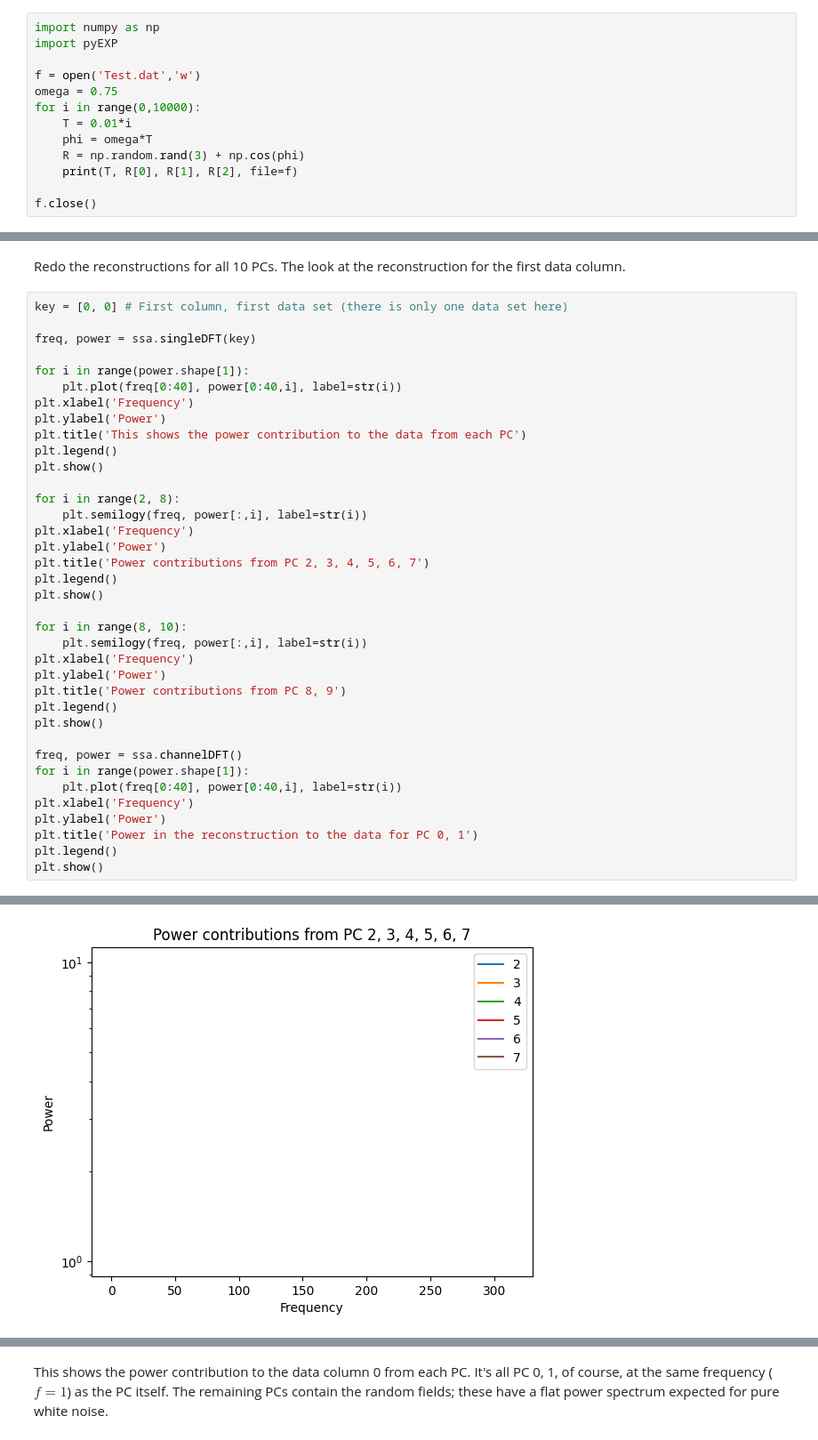
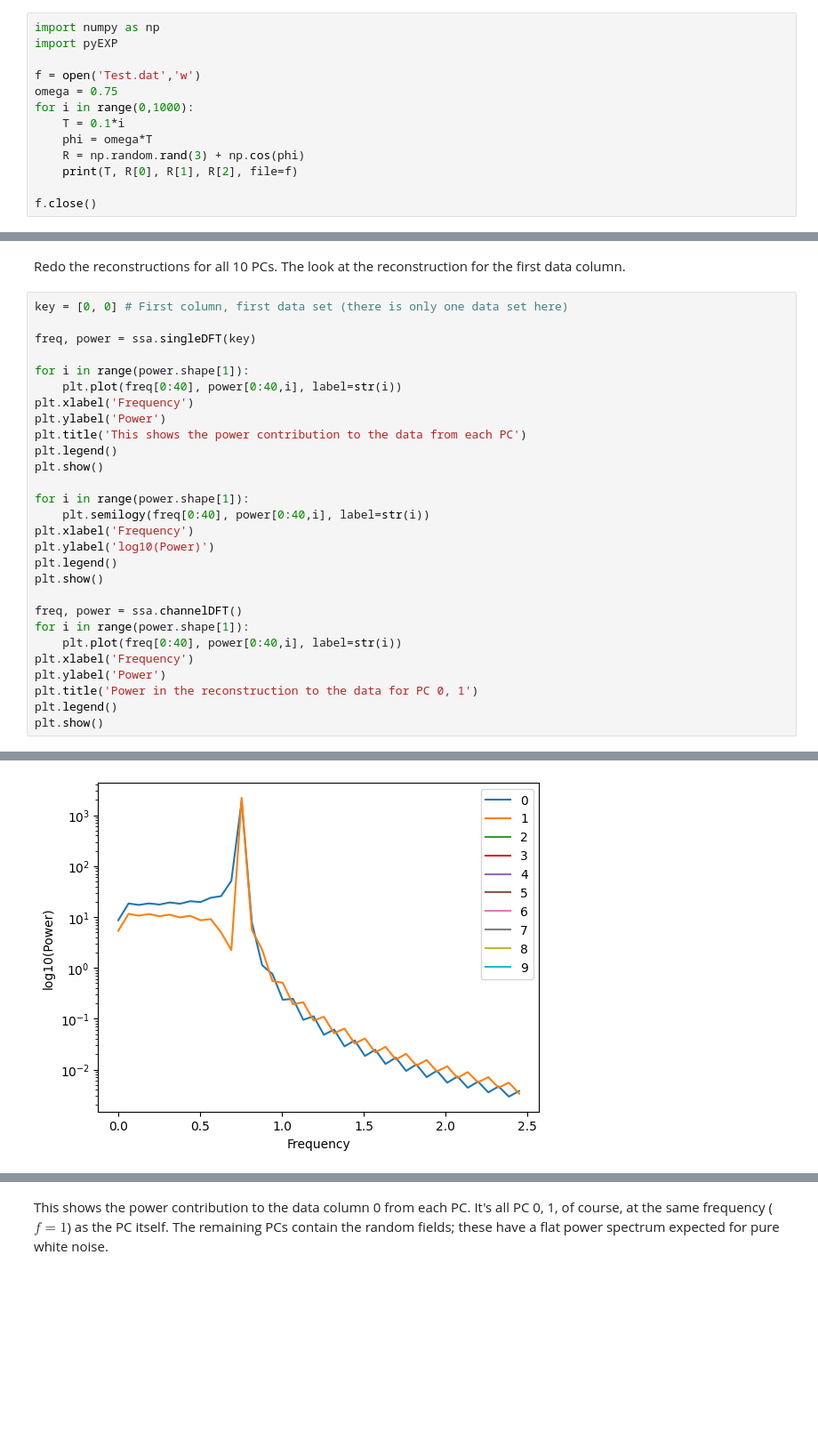
Before and after one commit to EXP-code/pyEXP-examples, a Jupyter notebook: Tutorials/mSSA/cosine multichannel.ipynb, the cells around one changed output, grey strips where cells are left out. Shown at 89% size. Cells and saved outputs as stored; diff of their text form; blank space fills up the shorter version.

```diff
--- a/Tutorials/mSSA/cosine multichannel.ipynb
+++ b/Tutorials/mSSA/cosine multichannel.ipynb
@@ -10,8 +10,8 @@ import pyEXP
 
 f = open('Test.dat','w')
 omega = 0.75
-for i in range(0,10000):
-    T = 0.01*i
+for i in range(0,1000):
+    T = 0.1*i
     phi = omega*T
     R = np.random.rand(3) + np.cos(phi)
     print(T, R[0], R[1], R[2], file=f)
@@ -179,19 +177,10 @@ plt.title('This shows the power contribution to the data from each PC')
 plt.legend()
 plt.show()
 
-for i in range(2, 8):
-    plt.semilogy(freq, power[:,i], label=str(i))
+for i in range(power.shape[1]):
+    plt.semilogy(freq[0:40], power[0:40,i], label=str(i))
 plt.xlabel('Frequency')
-plt.ylabel('Power')
-plt.title('Power contributions from PC 2, 3, 4, 5, 6, 7')
-plt.legend()
-plt.show()
-
-for i in range(8, 10):
-    plt.semilogy(freq, power[:,i], label=str(i))
-plt.xlabel('Frequency')
-plt.ylabel('Power')
-plt.title('Power contributions from PC 8, 9')
+plt.ylabel('log10(Power)')
 plt.legend()
 plt.show()
 
@@ -208 +197 @@ plt.show()
-[figure, old version]
+[figure, new version]
```
Also changed, not shown: parts of 8 cells of this notebook, 1 other file.
